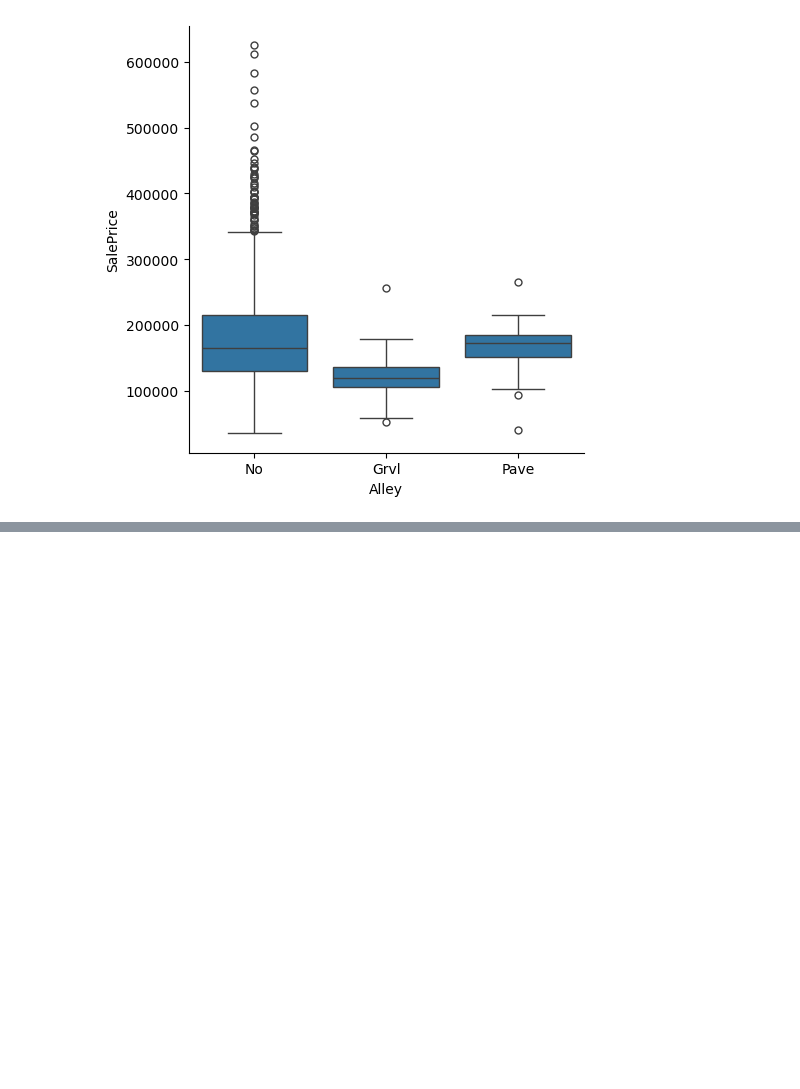
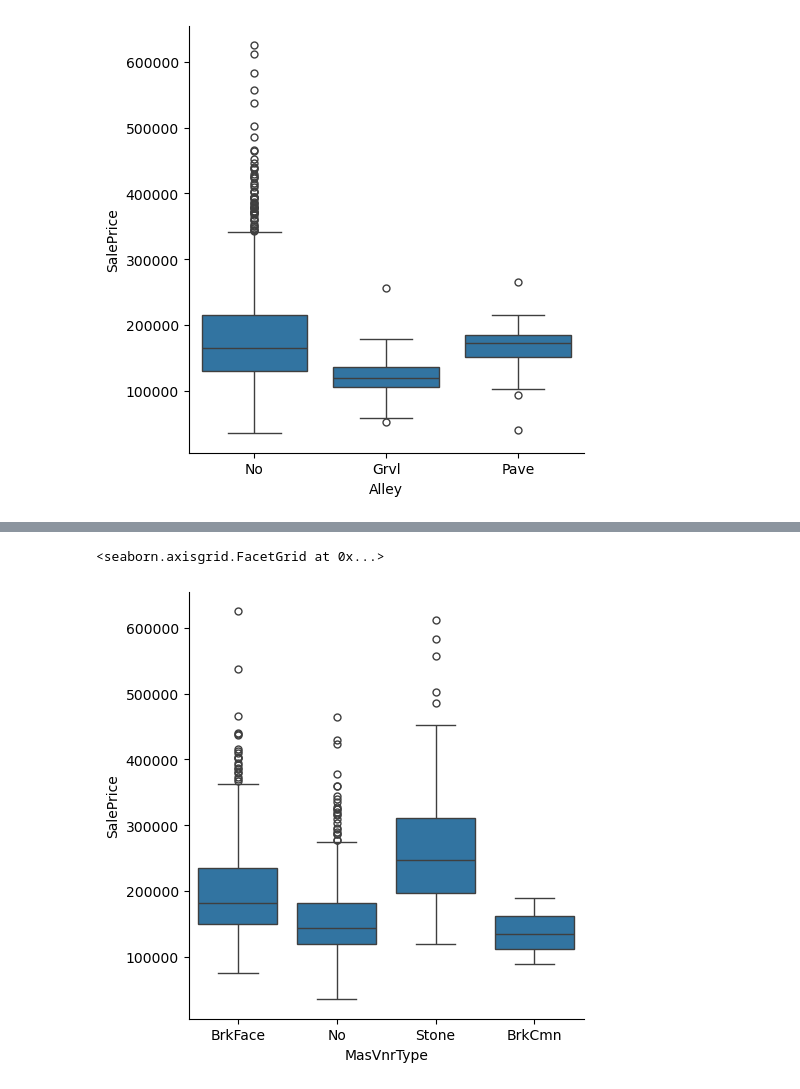
Before and after one commit to JianiZhao0321/house_price_prediction, a Jupyter notebook: processing.ipynb, the cells around one changed output, grey strips where cells are left out. Saved outputs shown, nothing was run; the diff lists cells and outputs as text; code cells hidden in the pictures; blank space fills up the shorter version.

```diff
--- a/processing.ipynb
+++ b/processing.ipynb
@@ -621,0 +647,3 @@ Length: 81, dtype: int64
+# %%
+train_df['MasVnrType'].fillna('No', inplace = True)
+test_df['MasVnrType'].fillna('No', inplace = True)
@@ -621,0 +663,7 @@ Length: 81, dtype: int64
+# %%
+sns.catplot(data = train_df, x = 'MasVnrType', y = 'SalePrice', kind = 'box')
+
+# No is lower thatn other types of masonry veneer
+# %% [output]
+<seaborn.axisgrid.FacetGrid at 0x...>
+[figure, added]
```
Also changed, not shown: parts of 80 cells of this notebook.
